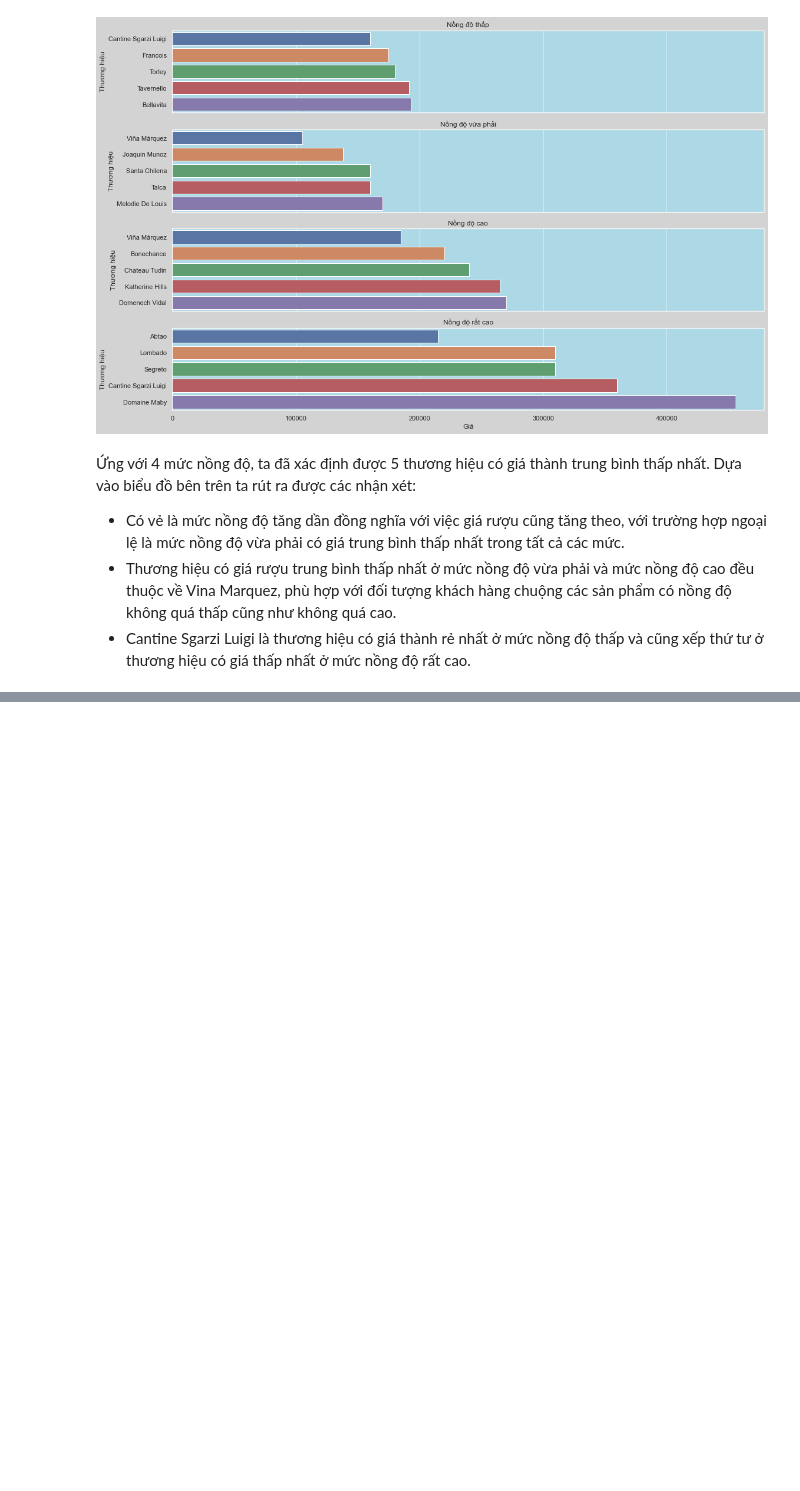
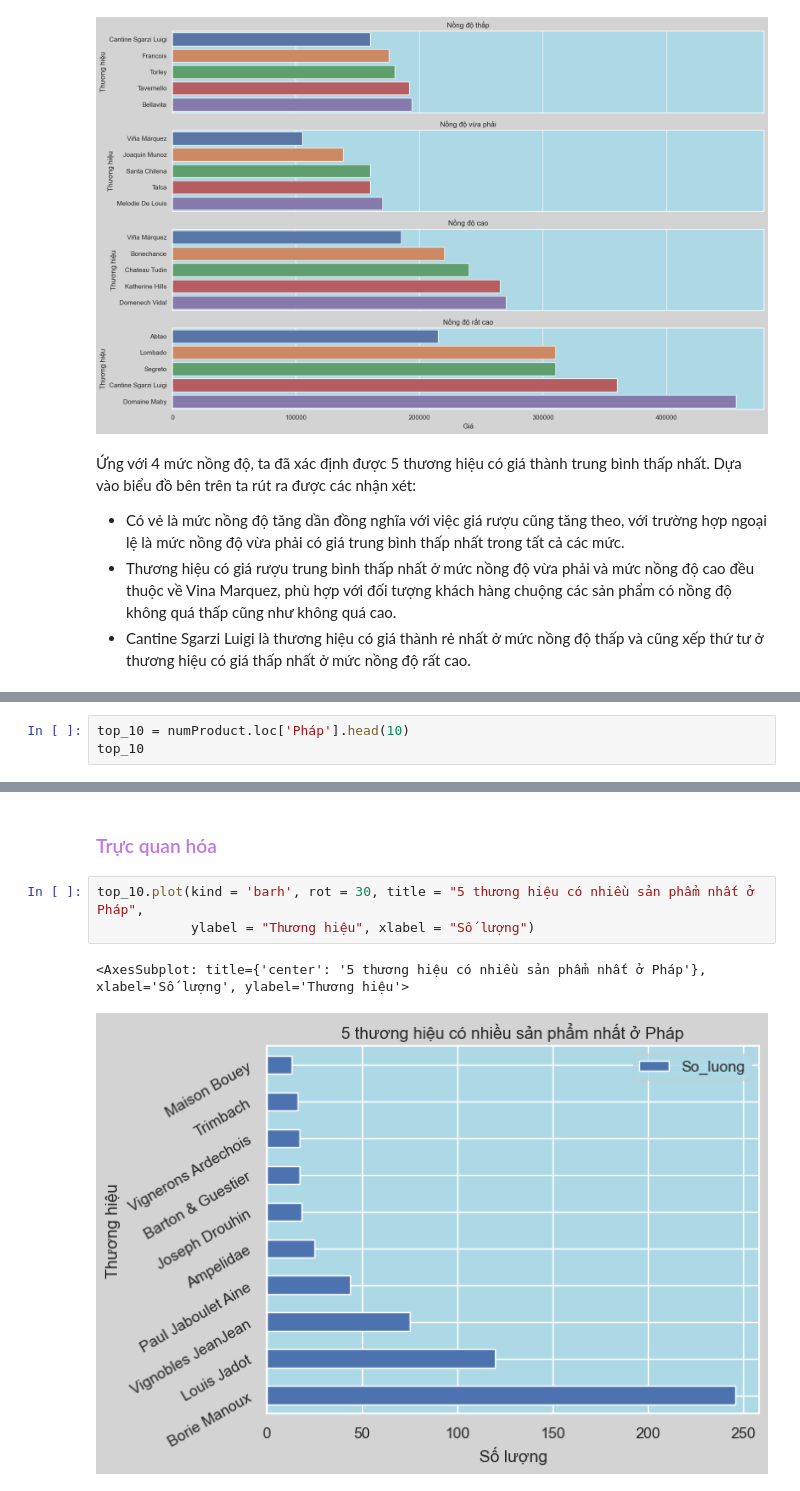
Before and after one commit to nmnghia0506/-NMKHDL_20_21, a Jupyter notebook: DatCauHoi.ipynb, the cells around one changed output, grey strips where cells are left out. Drawn from its saved outputs; the diff is of its cells as text; blank space fills up the shorter version.

```diff
--- a/DatCauHoi.ipynb
+++ b/DatCauHoi.ipynb
@@ -346,0 +502,3 @@ plt.tight_layout()
+# %%
+top_10 = numProduct.loc['Pháp'].head(10)
+top_10
@@ -346,0 +518,8 @@ plt.tight_layout()
+# %% [markdown]
+<h3 style='color:#c177e4'> Trực quan hóa</h3>
+# %%
+top_10.plot(kind = 'barh', rot = 30, title = "5 thương hiệu có nhiều sản phẩm nhất ở Pháp",
+            ylabel = "Thương hiệu", xlabel = "Số lượng")
+# %% [output]
+<AxesSubplot: title={'center': '5 thương hiệu có nhiều sản phẩm nhất ở Pháp'}, xlabel='Số lượng', ylabel='Thương hiệu'>
+[figure, added]
```
Also changed, not shown: parts of 25 cells of this notebook.
